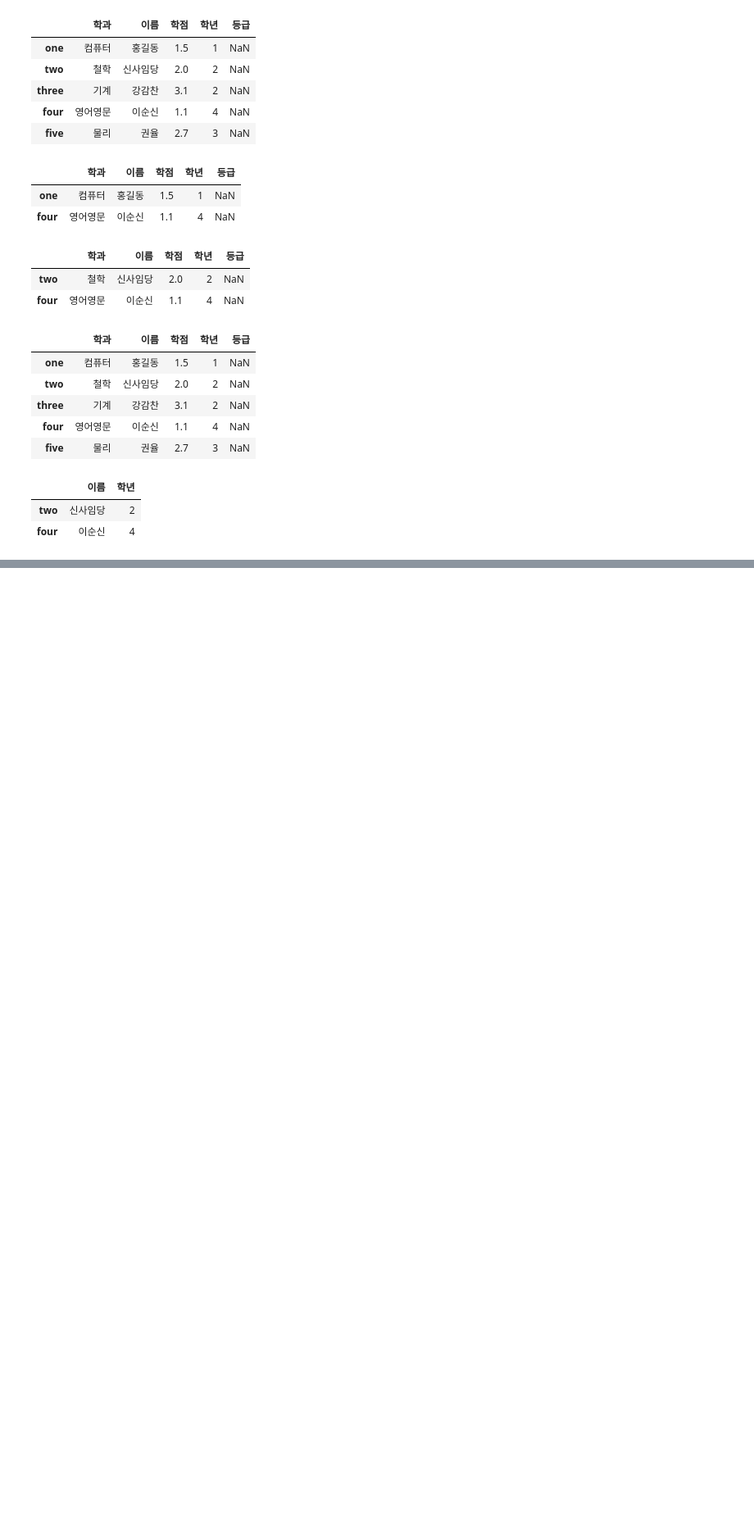
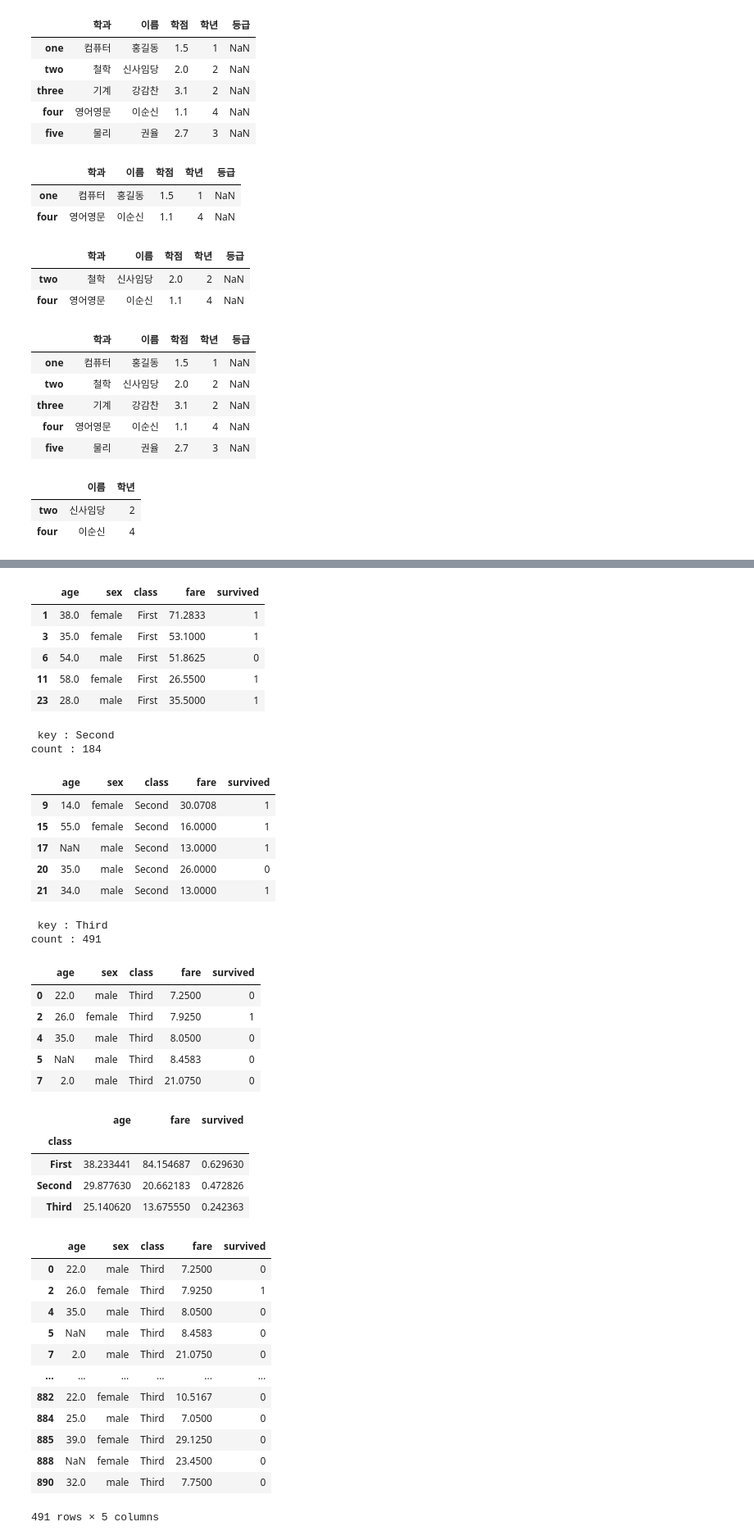
Before and after one commit to yunit-s/OldRepositories, a Jupyter notebook: Python/Pandas 실습.ipynb, the cells around one changed output, grey strips where cells are left out. Shown: that part at 82% size. Drawn from its saved outputs; the diff is of its cells as text; code cells hidden in the pictures; blank space fills up the shorter version.

```diff
--- a/Python/Pandas 실습.ipynb
+++ b/Python/Pandas 실습.ipynb
@@ -404,0 +1090,26 @@ display(df.loc[['two', 'four'], ['이름', '학년']])
+# %%
+# Grouping
+df = titanic.loc[:, ['age', 'sex', 'class', 'fare', 'survived']]
+display(df.head())
+
+# group으로 묶자
+grouped = df.groupby(['class'])
+print(grouped) # 출력 : <pandas.core.groupby.generic.DataFrameGroupBy object at 0x000002B0BA828850>
+#     객체의 레퍼런스만 출력된다.
+
+# 총 891개의 데이터가 class를 기준으로 'First', 'Second', 'Third'
+# 3개의 그룹으로 묶인다. 확인은 for문으로 한다.
+for (key, group) in grouped:
+    print(' key : {}'.format(key))
+    print('count : {}'.format(len(group))) # group : grouped에서 나온 DataFrame
+    display(group.head())
+
+avg = grouped.mean()
+#     grouped 자체가 DataFrame인데, 이 안에 평균을 구할 수 없는 데이터가 존재한다.
+#     이럴땐 평균을 낼 수 있는 것만 평균을 낸다.
+display(avg)
+
+# 개별 그룹을 뽑아낼 수 있다.
+group3 = grouped.get_group('Third')
+display(group3)
+# %% [output]
@@ -404,0 +1125,40 @@ display(df.loc[['two', 'four'], ['이름', '학년']])
+|  | age | sex | class | fare | survived |
+| 1 | 38.0 | female | First | 71.2833 | 1 |
+| 3 | 35.0 | female | First | 53.1000 | 1 |
+| 6 | 54.0 | male | First | 51.8625 | 0 |
+| 11 | 58.0 | female | First | 26.5500 | 1 |
+| 23 | 28.0 | male | First | 35.5000 | 1 |
+ key : Second
+count : 184
+|  | age | sex | class | fare | survived |
+| 9 | 14.0 | female | Second | 30.0708 | 1 |
+| 15 | 55.0 | female | Second | 16.0000 | 1 |
+| 17 | NaN | male | Second | 13.0000 | 1 |
+| 20 | 35.0 | male | Second | 26.0000 | 0 |
+| 21 | 34.0 | male | Second | 13.0000 | 1 |
+ key : Third
+count : 491
+|  | age | sex | class | fare | survived |
+| 0 | 22.0 | male | Third | 7.2500 | 0 |
+| 2 | 26.0 | female | Third | 7.9250 | 1 |
+| 4 | 35.0 | male | Third | 8.0500 | 0 |
+| 5 | NaN | male | Third | 8.4583 | 0 |
+| 7 | 2.0 | male | Third | 21.0750 | 0 |
+|  | age | fare | survived |
+| class |  |  |  |
+| First | 38.233441 | 84.154687 | 0.629630 |
+| Second | 29.877630 | 20.662183 | 0.472826 |
+| Third | 25.140620 | 13.675550 | 0.242363 |
+|  | age | sex | class | fare | survived |
+| 0 | 22.0 | male | Third | 7.2500 | 0 |
+| 2 | 26.0 | female | Third | 7.9250 | 1 |
+| 4 | 35.0 | male | Third | 8.0500 | 0 |
+| 5 | NaN | male | Third | 8.4583 | 0 |
+| 7 | 2.0 | male | Third | 21.0750 | 0 |
+| ... | ... | ... | ... | ... | ... |
+| 882 | 22.0 | female | Third | 10.5167 | 0 |
+| 884 | 25.0 | male | Third | 7.0500 | 0 |
+| 885 | 39.0 | female | Third | 29.1250 | 0 |
+| 888 | NaN | female | Third | 23.4500 | 0 |
+| 890 | 32.0 | male | Third | 7.7500 | 0 |
+491 rows × 5 columns
```
Also changed, not shown: parts of 15 cells of this notebook.
